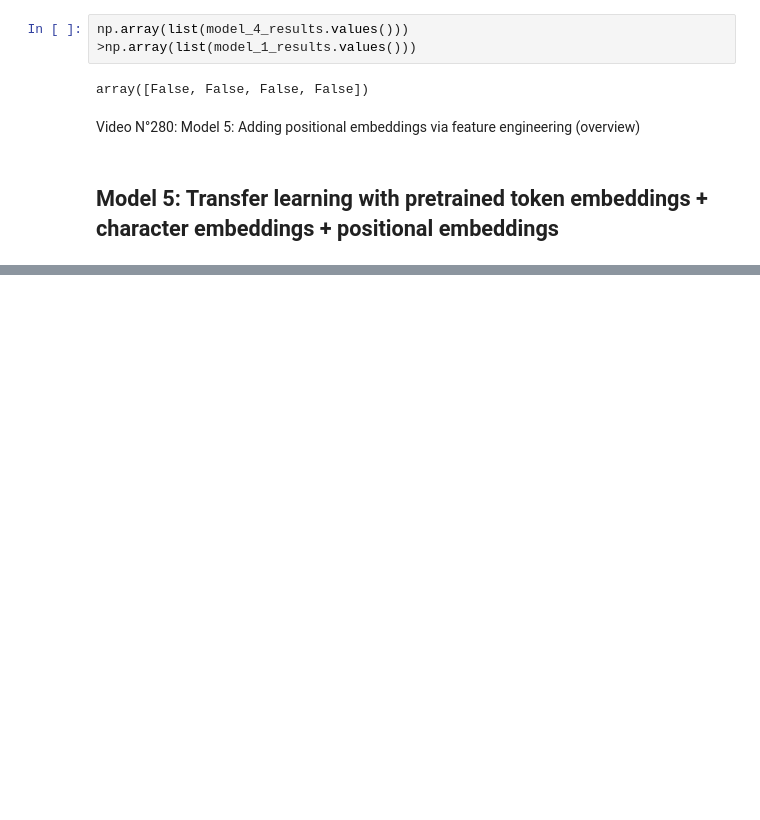
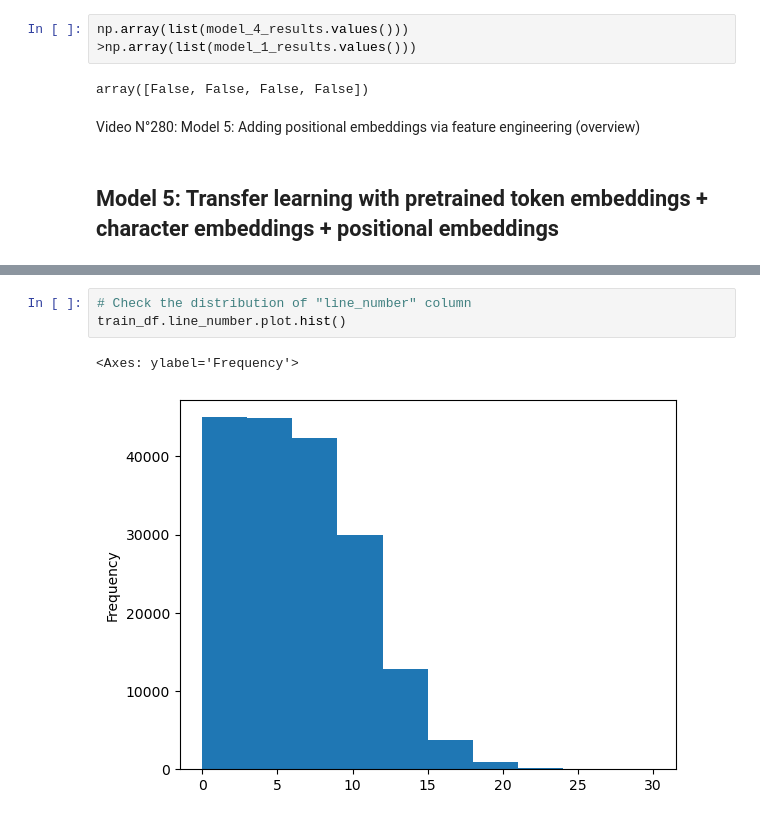
Before and after one commit to ValentinLibouton/TensorFlow_Developer_Certificate_Bootcamp, a Jupyter notebook: 09_SkimLit_nlp_milestone_project_2/09.1_SkimLit_nlp_milestone_project_2_video.ipynb, the cells around one changed output, grey strips where cells are left out. Drawn from its saved outputs; the diff is of its cells as text; blank space fills up the shorter version.

```diff
--- a/09_SkimLit_nlp_milestone_project_2/09.1_SkimLit_nlp_milestone_project_2_video.ipynb
+++ b/09_SkimLit_nlp_milestone_project_2/09.1_SkimLit_nlp_milestone_project_2_video.ipynb
@@ -1244,0 +1287,6 @@ Video N°280: Model 5: Adding positional embeddings via feature engineering (ove
+# %%
+# Check the distribution of "line_number" column
+train_df.line_number.plot.hist()
+# %% [output]
+<Axes: ylabel='Frequency'>
+[figure, added]
```
Also changed, not shown: parts of 39 cells of this notebook.
